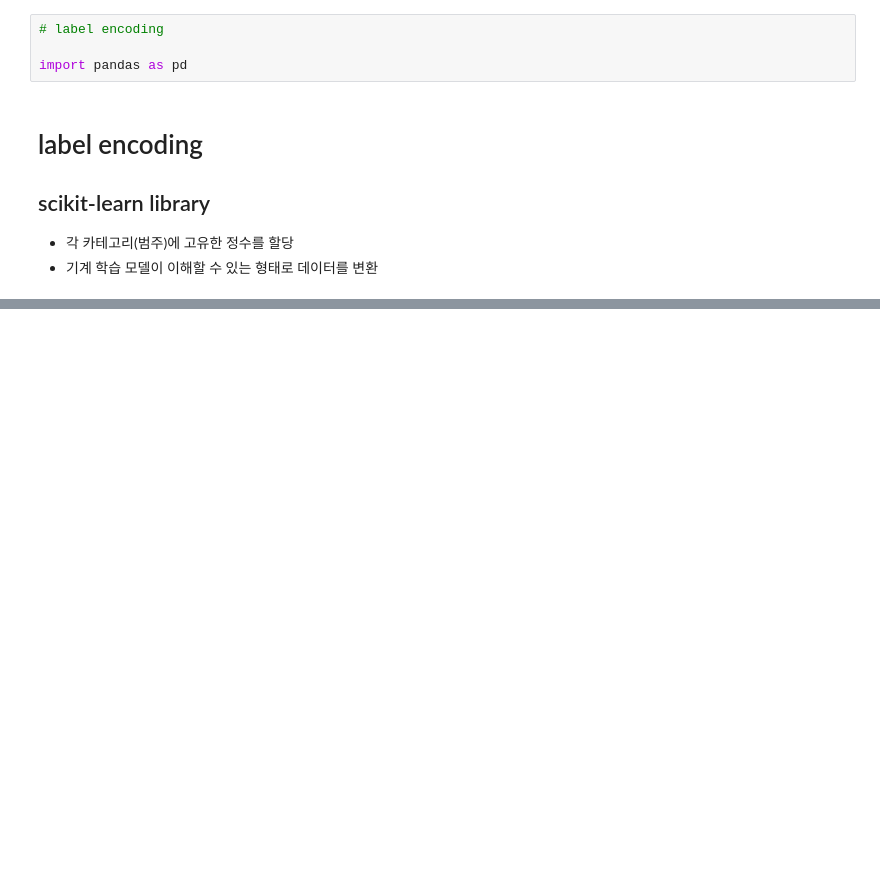
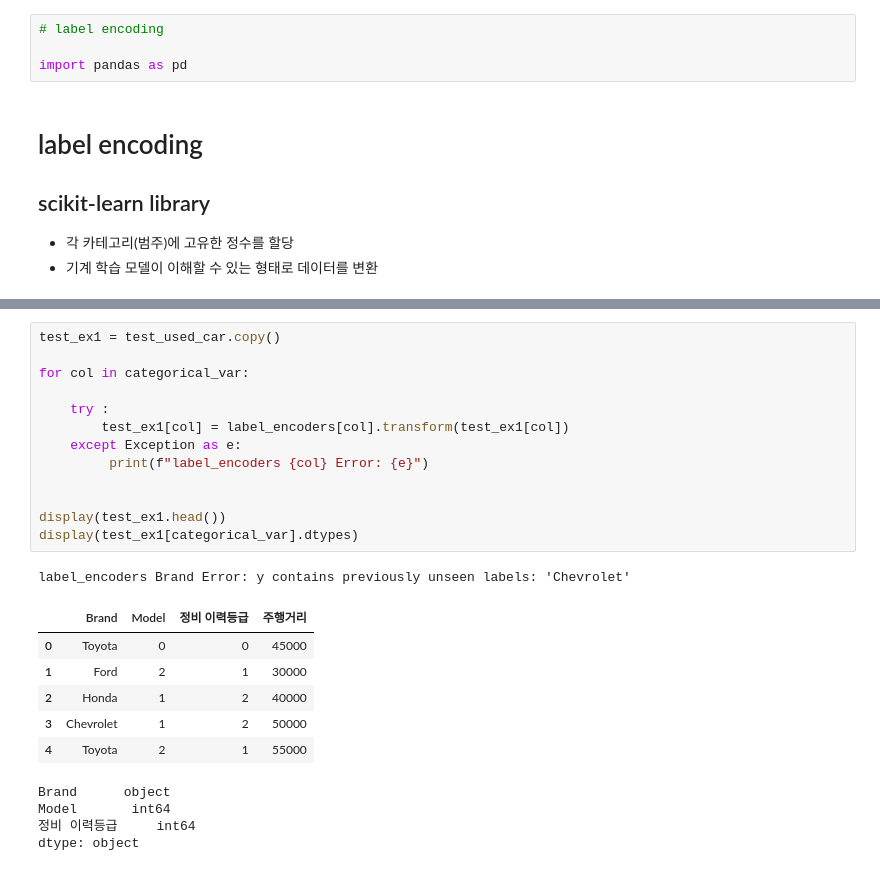
Before and after one commit to hundong2/machine_learning, a Jupyter notebook: MachineLearningExample/dacon_1/categorical2.ipynb, the cells around one changed output, grey strips where cells are left out. Drawn from its saved outputs; the diff is of its cells as text; blank space fills up the shorter version.

```diff
--- a/MachineLearningExample/dacon_1/categorical2.ipynb
+++ b/MachineLearningExample/dacon_1/categorical2.ipynb
@@ -139,0 +239,25 @@ display(test_used_car)
+# %%
+test_ex1 = test_used_car.copy()
+
+for col in categorical_var:
+
+    try :
+        test_ex1[col] = label_encoders[col].transform(test_ex1[col])
+    except Exception as e:
+         print(f"label_encoders {col} Error: {e}")
+
+
+display(test_ex1.head())
+display(test_ex1[categorical_var].dtypes)
+# %% [output]
+label_encoders Brand Error: y contains previously unseen labels: 'Chevrolet'
+|  | Brand | Model | 정비 이력등급 | 주행거리 |
+| 0 | Toyota | 0 | 0 | 45000 |
+| 1 | Ford | 2 | 1 | 30000 |
+| 2 | Honda | 1 | 2 | 40000 |
+| 3 | Chevrolet | 1 | 2 | 50000 |
+| 4 | Toyota | 2 | 1 | 55000 |
+Brand      object
+Model       int64
+정비 이력등급     int64
+dtype: object
```
Also changed, not shown: parts of 10 cells of this notebook, 1 other file.
